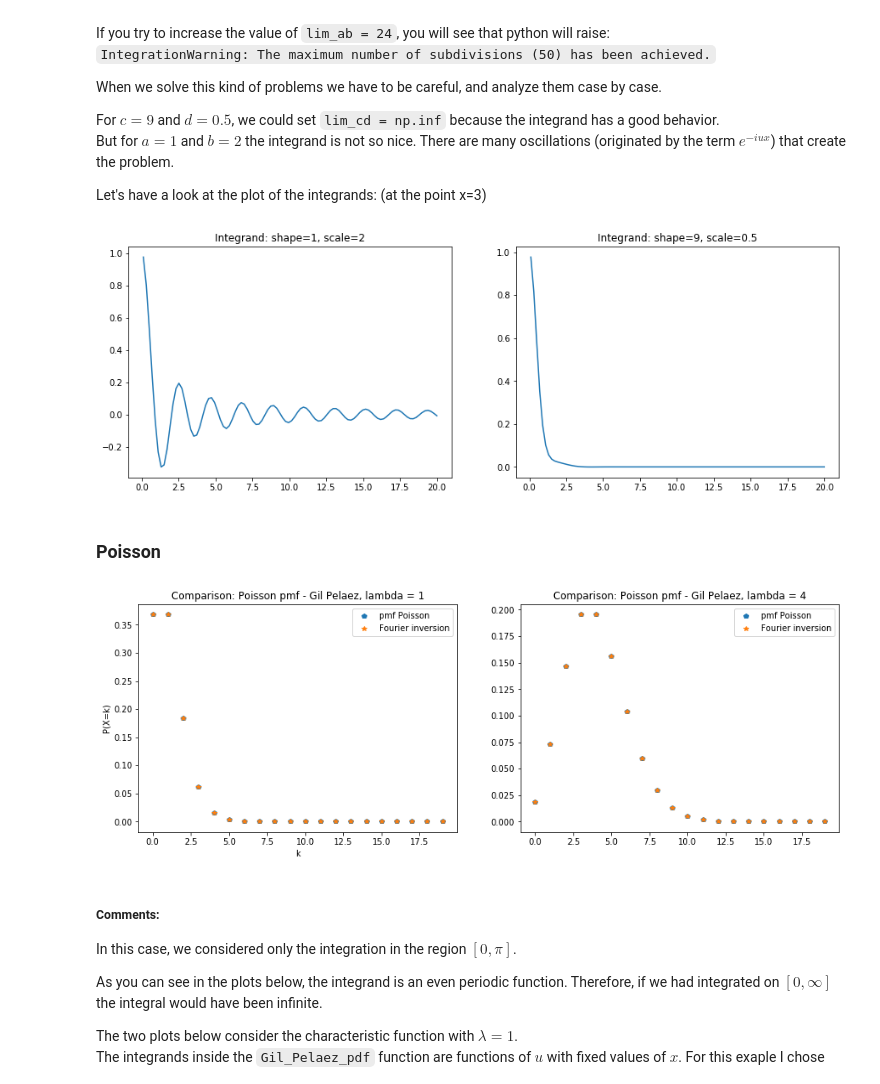
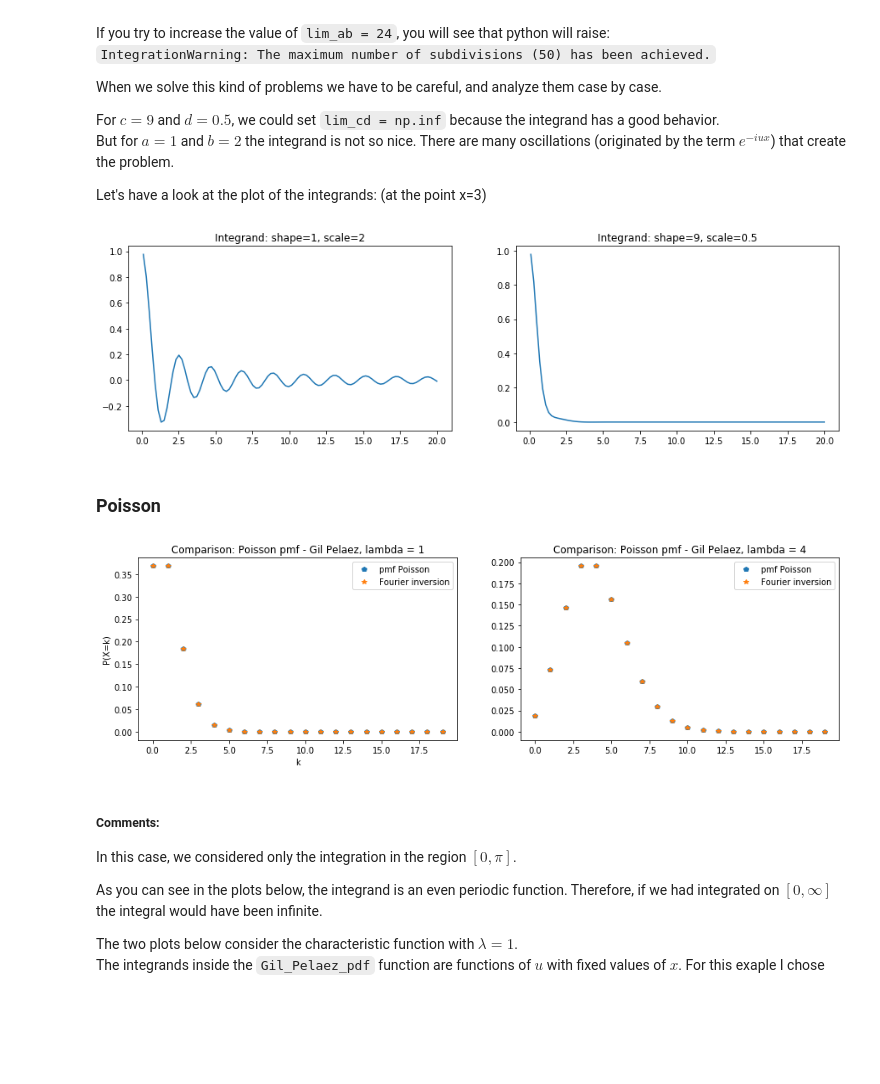
Before and after one commit to cantaro86/Financial-Models-Numerical-Methods, a Jupyter notebook: 1.3 Fourier transform methods.ipynb, the cells around one changed output. Drawn from its saved outputs; the diff is of its cells as text; code cells hidden in the pictures; blank space fills up the shorter version.

```diff
--- a/1.3 Fourier transform methods.ipynb
+++ b/1.3 Fourier transform methods.ipynb
@@ -249,7 +249,7 @@ lim_cd = np.inf
 cf_gamma_ab = partial(cf_gamma, a=a, b=b)   # function binding
 cf_gamma_cd = partial(cf_gamma, a=c, b=d)   # function binding
 
-fig = plt.figure(figsize=(15,5))
+fig = plt.figure(figsize=(15,4))
 ax1 = fig.add_subplot(121); ax2 = fig.add_subplot(122)
 ax1.plot(xx,ss.gamma.pdf(xx, a, scale=b), label="pdf Gamma")
 ax1.plot(xx,[Gil_Pelaez_pdf(i,cf_gamma_ab, lim_ab) for i in xx], label="Fourier inversion" )
@@ -275,15 +275,15 @@ Let's have a look at the plot of the integrands: (at the point x=3)
 # %%
 u = np.linspace(0.1,20,100)
 x = 3
 f = lambda u: np.real( np.exp(-u*x*1j) * cf_gamma_ab(u) )  # integrand
 g = lambda u: np.real( np.exp(-u*x*1j) * cf_gamma_cd(u) )
 
-fig = plt.figure(figsize=(15,5)); ax1 = fig.add_subplot(121); ax2 = fig.add_subplot(122)
+fig = plt.figure(figsize=(15,4)); ax1 = fig.add_subplot(121); ax2 = fig.add_subplot(122)
 ax1.plot(u, f(u)); ax1.set_title("Integrand: shape=1, scale=2")
 ax2.plot(u, g(u)); ax2.set_title("Integrand: shape=9, scale=0.5")
 plt.show()
 # %% [output]
-[figure, old version]
+[figure, new version]
 # %% [markdown]
 ### Poisson
 # %%
@@ -291,7 +291,7 @@ k = np.array(range(20))
 lam = 4
 cf_poisson4 = partial(cf_poisson, lam=lam)   # function binding to lam=4
 
-fig = plt.figure(figsize=(15,5))
+fig = plt.figure(figsize=(15,4))
 ax1 = fig.add_subplot(121); ax2 = fig.add_subplot(122)
 ax1.plot(k, ss.poisson.pmf(k, 1), linestyle="None", marker='p', label="pmf Poisson")  # with lam=1
 ax1.plot(k, [Gil_Pelaez_pdf(i,cf_poisson, np.pi) for i in k], \
@@ -304,7 +304,7 @@ ax2.plot(k, [Gil_Pelaez_pdf(i,cf_poisson4, np.pi) for i in k], \
 ax2.set_title("Comparison: Poisson pmf - Gil Pelaez, lambda = 4"); ax2.legend()
 plt.show()
 # %% [output]
-[figure, old version]
+[figure, new version]
 # %% [markdown]
 ##### Comments:
 
```
Also changed, not shown: parts of 10 cells of this notebook, 14 other files.
